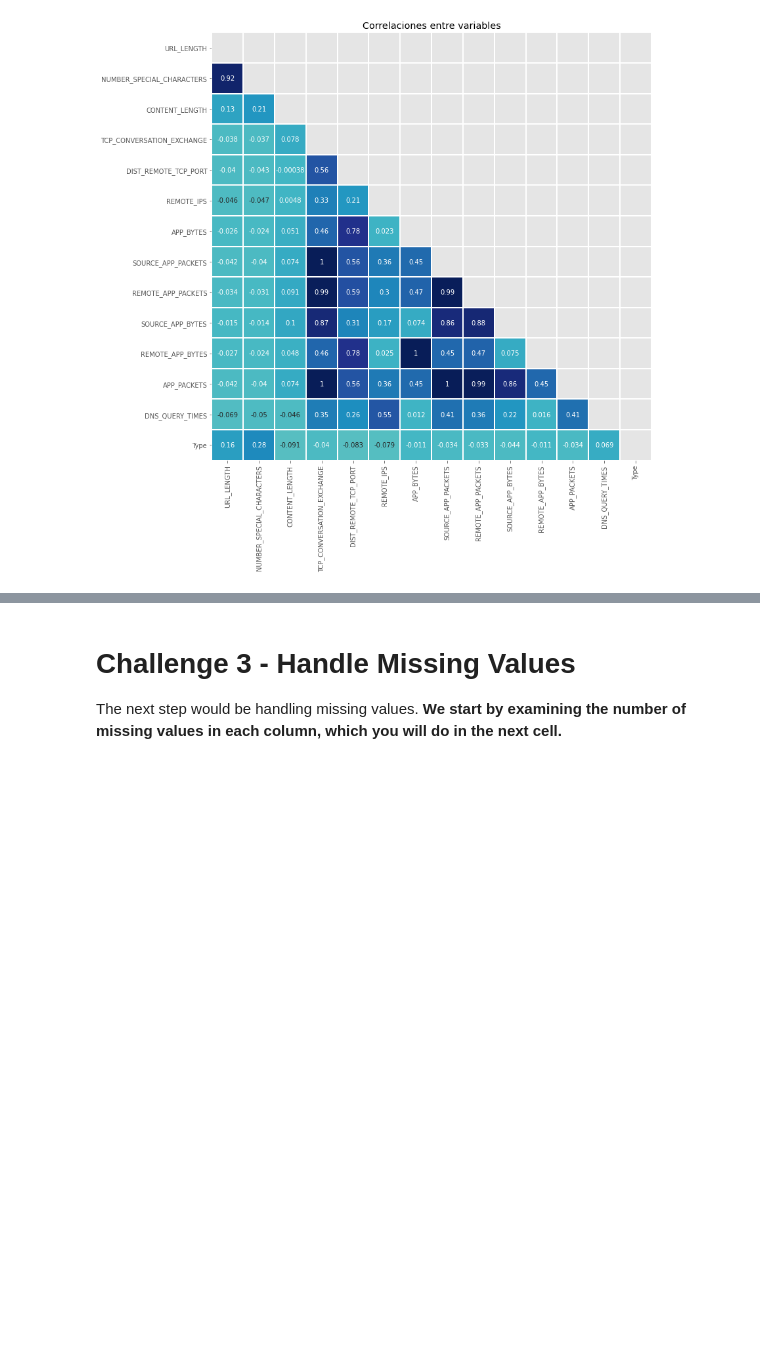
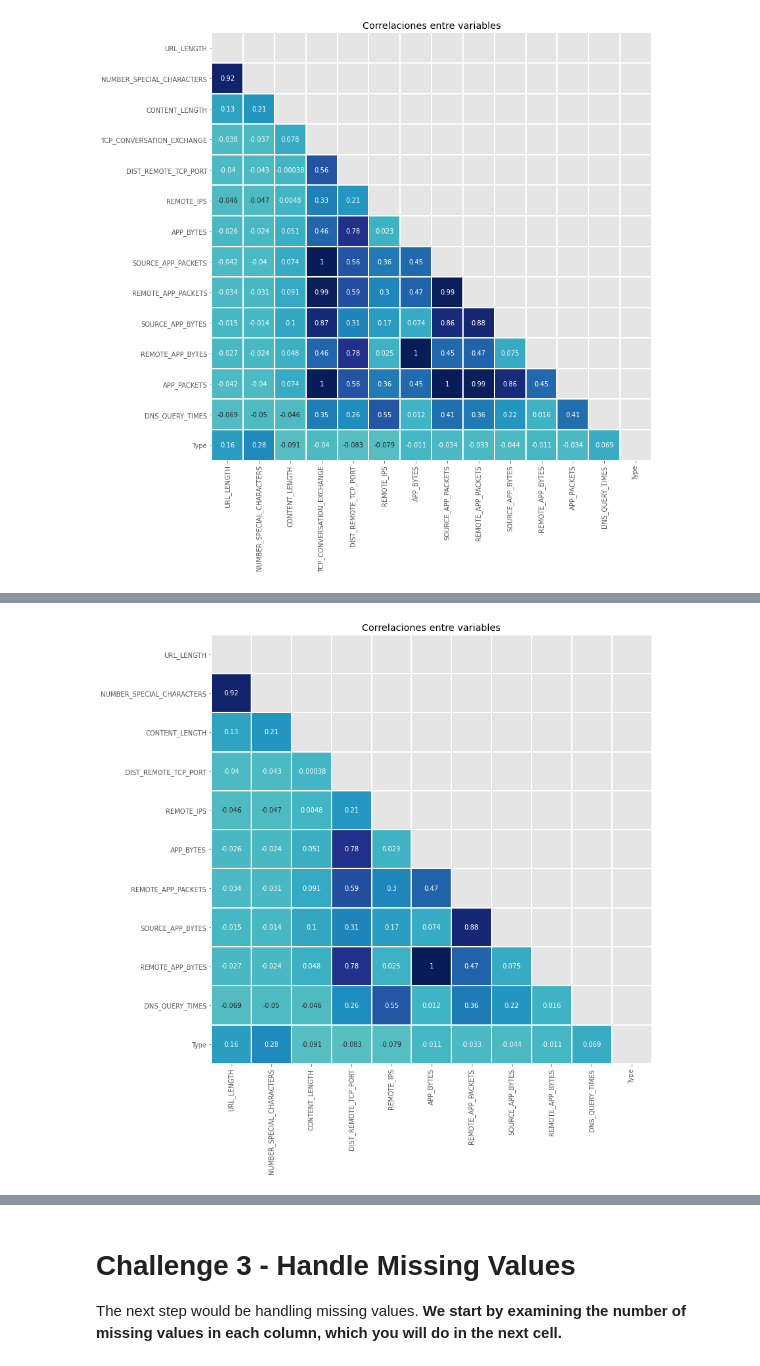
Before and after one commit to ta-data-mexpt/lab-supervised-learning, a Jupyter notebook: your-code/main.ipynb, the cells around one changed output, grey strips where cells are left out. Cells and saved outputs as stored; diff of their text form; code cells hidden in the pictures; blank space fills up the shorter version.

```diff
--- a/your-code/main.ipynb
+++ b/your-code/main.ipynb
@@ -98,9 +98,3 @@ def visual_corr(websites):
 visual_corr(websites)
 # %% [output]
 [figure]
-# %%
-sum_matrix_corr=matrix_corr
-sum_matrix_corr=sum_matrix_corr.apply(abs)
-sum_matrix_corr["SUM"]=sum_matrix_corr.sum(axis=1)
-columnas=sum_matrix_corr.sort_values(by="SUM",ascending=False).index[0:5]
-columnas
@@ -110,0 +101,11 @@ Index(['SOURCE_APP_PACKETS', 'APP_PACKETS', 'REMOTE_APP_PACKETS',
+# %%
+###Funcion que convierte en pesos de penalizacion las correlaciones mas fuertes
+def corr_values(x):
+  x=abs(x)
+  if 0.5<x<0.9:
+    x=10*x
+  elif 0.9<x<0.99:
+    x=100*x
+  elif x>0.99:
+    x=1000*x
+  return x
@@ -111,2 +149,5 @@ Index(['SOURCE_APP_PACKETS', 'APP_PACKETS', 'REMOTE_APP_PACKETS',
 # %%
 websites.drop(columns=columnas,inplace=True)
+visual_corr(websites)
+# %% [output]
+[figure, added]
```
Also changed, not shown: parts of 22 cells of this notebook.
